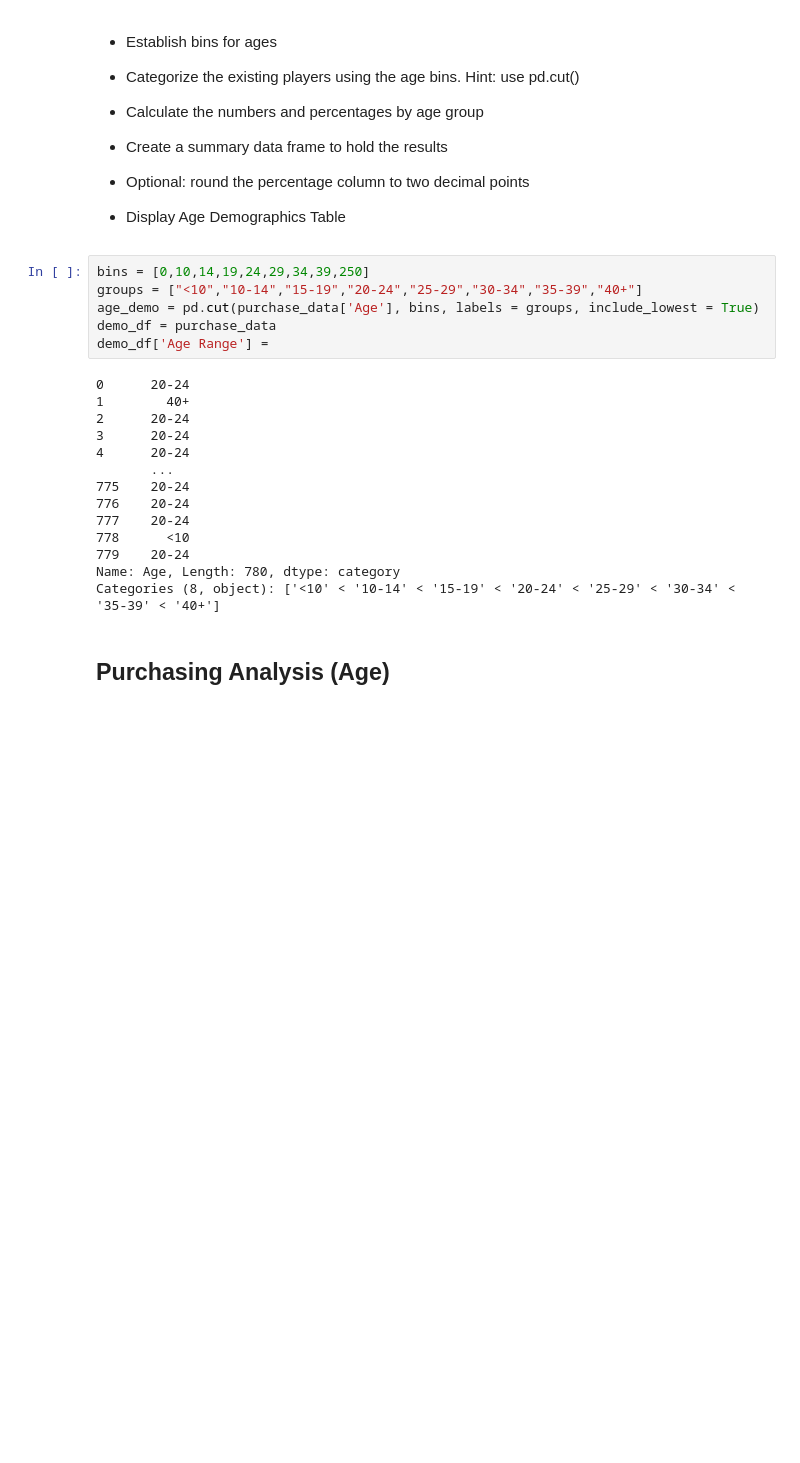
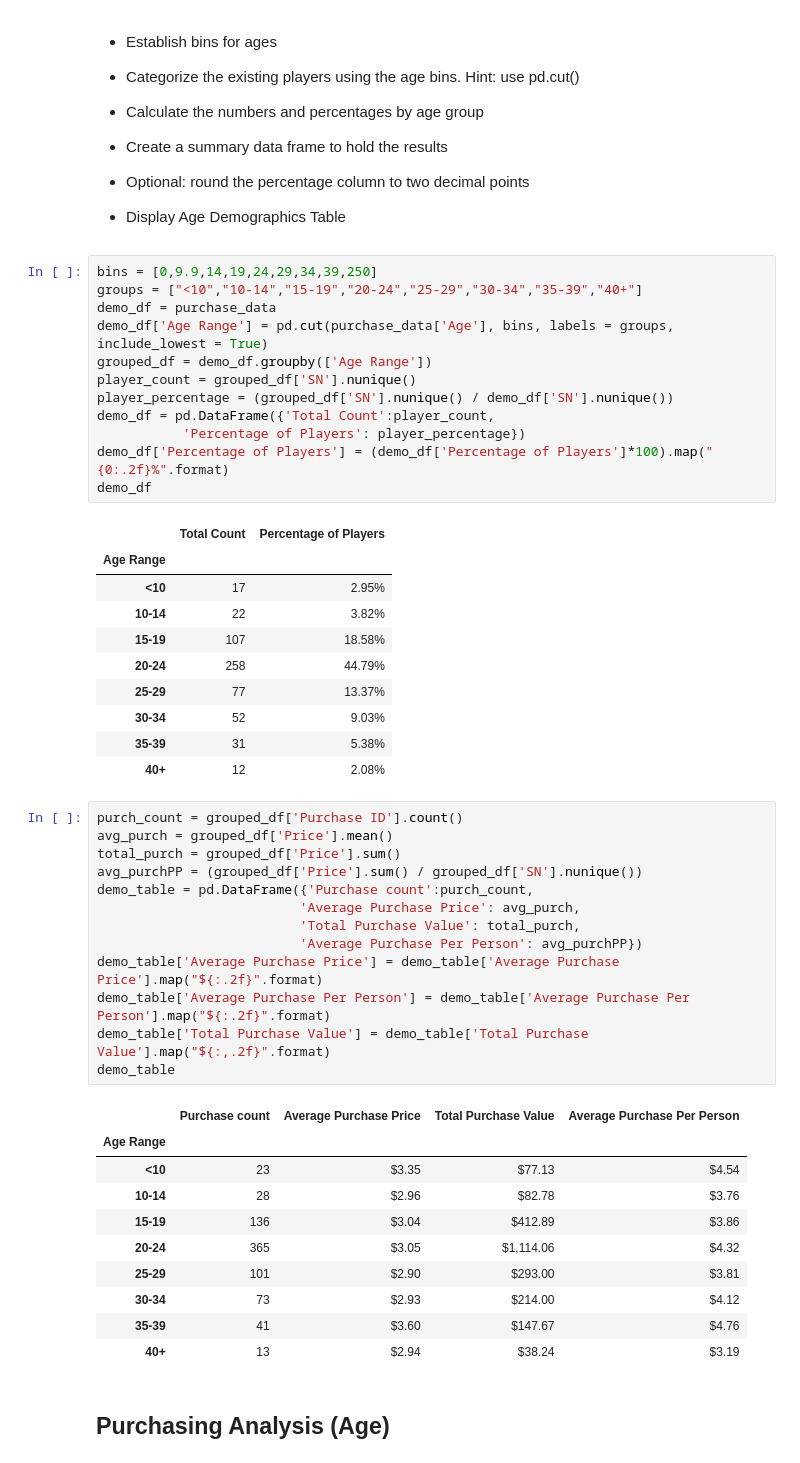
Before and after one commit to thatpatchguy/Bootcamp, a Jupyter notebook: Pandas/Pymoli/pymoli.ipynb, the cells around one changed output. Saved outputs shown, nothing was run; the diff lists cells and outputs as text; blank space fills up the shorter version.

Commit message:
Created all requested Dataframes for analysis

```diff
--- a/Pandas/Pymoli/pymoli.ipynb
+++ b/Pandas/Pymoli/pymoli.ipynb
@@ -147,25 +147,52 @@ gender_purchase
 
 * Display Age Demographics Table
 # %%
-bins = [0,10,14,19,24,29,34,39,250]
+bins = [0,9.9,14,19,24,29,34,39,250]
 groups = ["<10","10-14","15-19","20-24","25-29","30-34","35-39","40+"]
-age_demo = pd.cut(purchase_data['Age'], bins, labels = groups, include_lowest = True)
 demo_df = purchase_data
-demo_df['Age Range'] =
+demo_df['Age Range'] = pd.cut(purchase_data['Age'], bins, labels = groups, include_lowest = True)
+grouped_df = demo_df.groupby(['Age Range'])
+player_count = grouped_df['SN'].nunique()
+player_percentage = (grouped_df['SN'].nunique() / demo_df['SN'].nunique())
+demo_df = pd.DataFrame({'Total Count':player_count,
+           'Percentage of Players': player_percentage})
+demo_df['Percentage of Players'] = (demo_df['Percentage of Players']*100).map("{0:.2f}%".format)
+demo_df
 # %% [output]
-0      20-24
-1        40+
-2      20-24
-3      20-24
-4      20-24
-       ...
-775    20-24
-776    20-24
-777    20-24
-778      <10
-779    20-24
-Name: Age, Length: 780, dtype: category
-Categories (8, object): ['<10' < '10-14' < '15-19' < '20-24' < '25-29' < '30-34' < '35-39' < '40+']
+|  | Total Count | Percentage of Players |
+| Age Range |  |  |
+| <10 | 17 | 2.95% |
+| 10-14 | 22 | 3.82% |
+| 15-19 | 107 | 18.58% |
+| 20-24 | 258 | 44.79% |
+| 25-29 | 77 | 13.37% |
+| 30-34 | 52 | 9.03% |
+| 35-39 | 31 | 5.38% |
+| 40+ | 12 | 2.08% |
+# %%
+purch_count = grouped_df['Purchase ID'].count()
+avg_purch = grouped_df['Price'].mean()
+total_purch = grouped_df['Price'].sum()
+avg_purchPP = (grouped_df['Price'].sum() / grouped_df['SN'].nunique())
+demo_table = pd.DataFrame({'Purchase count':purch_count,
+                          'Average Purchase Price': avg_purch,
+                          'Total Purchase Value': total_purch,
+                          'Average Purchase Per Person': avg_purchPP})
+demo_table['Average Purchase Price'] = demo_table['Average Purchase Price'].map("${:.2f}".format)
+demo_table['Average Purchase Per Person'] = demo_table['Average Purchase Per Person'].map("${:.2f}".format)
+demo_table['Total Purchase Value'] = demo_table['Total Purchase Value'].map("${:,.2f}".format)
+demo_table
+# %% [output]
+|  | Purchase count | Average Purchase Price | Total Purchase Value | Average Purchase Per Person |
+| Age Range |  |  |  |  |
+| <10 | 23 | $3.35 | $77.13 | $4.54 |
+| 10-14 | 28 | $2.96 | $82.78 | $3.76 |
+| 15-19 | 136 | $3.04 | $412.89 | $3.86 |
+| 20-24 | 365 | $3.05 | $1,114.06 | $4.32 |
+| 25-29 | 101 | $2.90 | $293.00 | $3.81 |
+| 30-34 | 73 | $2.93 | $214.00 | $4.12 |
+| 35-39 | 41 | $3.60 | $147.67 | $4.76 |
+| 40+ | 13 | $2.94 | $38.24 | $3.19 |
 # %% [markdown]
 ## Purchasing Analysis (Age)
 # %% [markdown]
```
Also changed, not shown: parts of 7 cells of this notebook.
